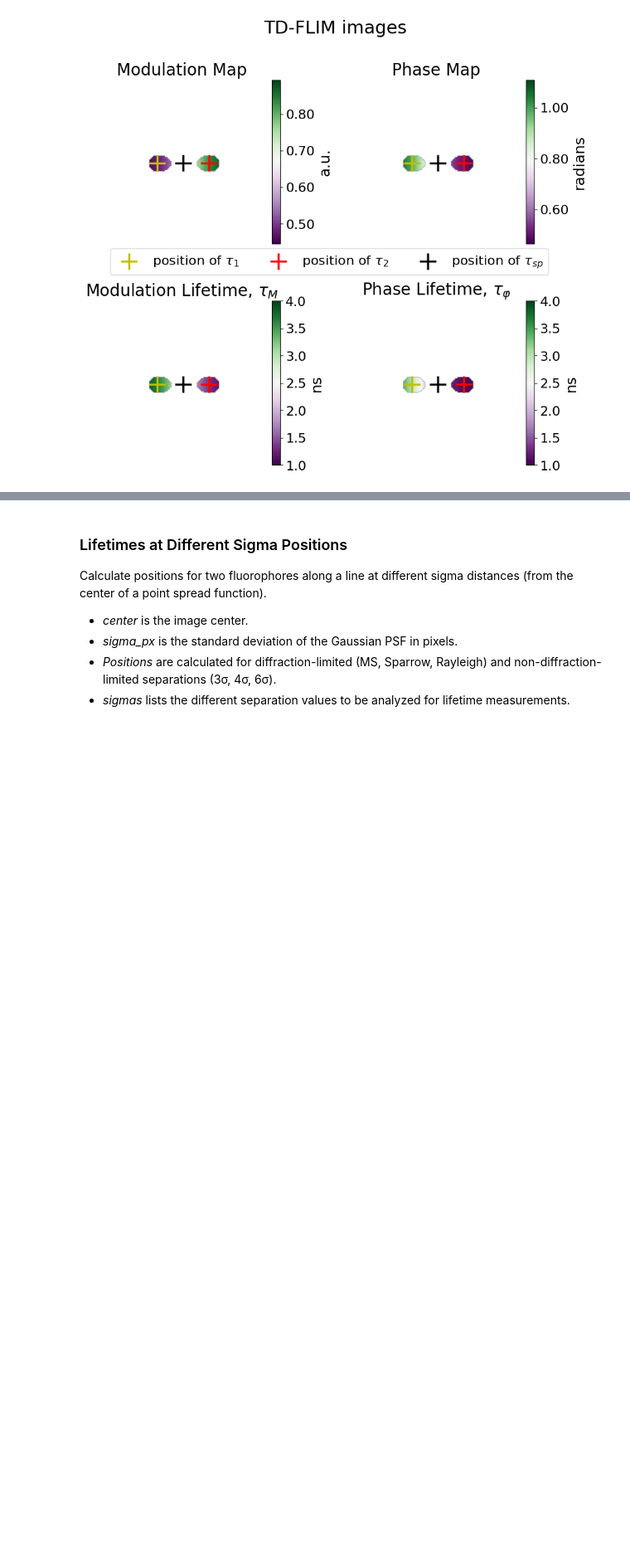
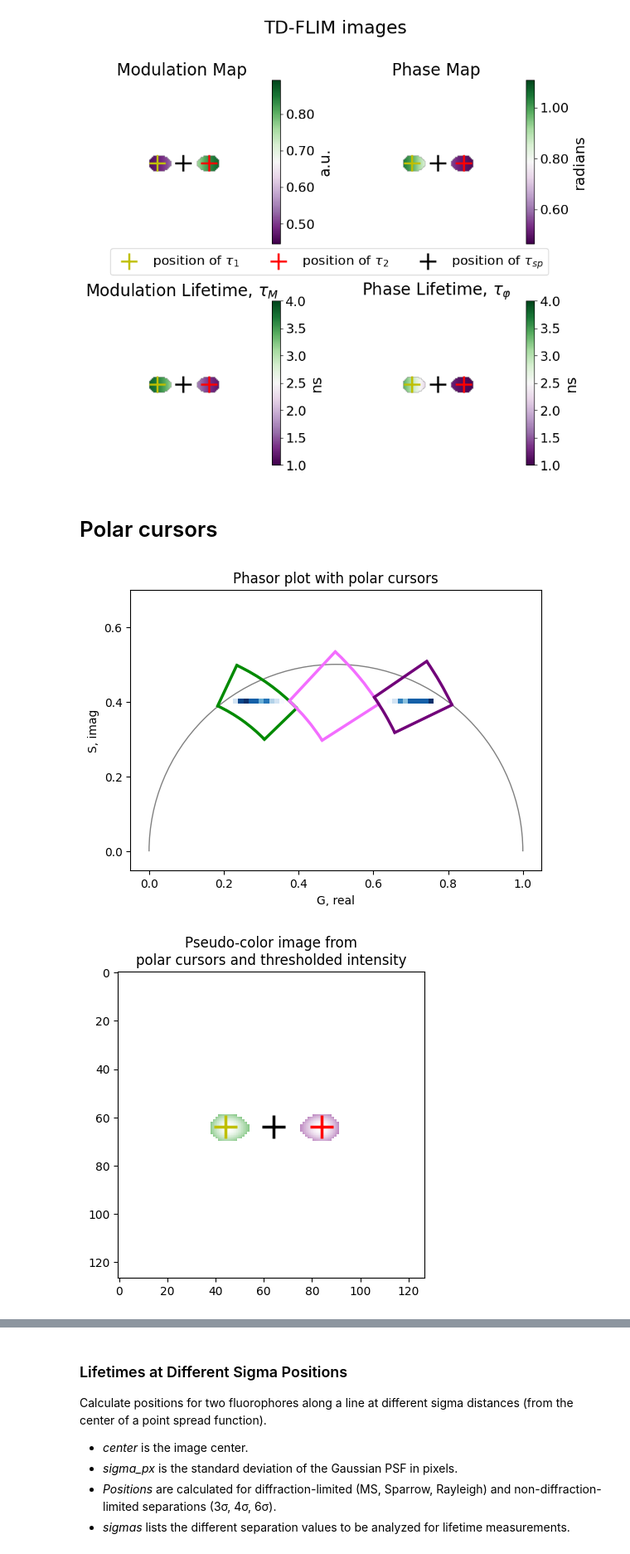
Before and after one commit to MarioGoG/MSSR-FLIM-2025, a Jupyter notebook: code/05_TD-FLIM_MSSR_doc.ipynb, the cells around one changed output, grey strips where cells are left out. Shown at 83% size. Cells and saved outputs as stored; diff of their text form; code cells hidden in the pictures; blank space fills up the shorter version.

```diff
--- a/code/05_TD-FLIM_MSSR_doc.ipynb
+++ b/code/05_TD-FLIM_MSSR_doc.ipynb
@@ -636,3 +878,81 @@ from phasorpy.datasets import fetch
 from phasorpy.io import signal_from_lsm
 from phasorpy.phasor import phasor_from_signal, phasor_threshold
 from phasorpy.plot import PhasorPlot
+# %% [markdown]
+# Polar cursors
+# %%
+# ============================================================
+# POLAR CURSORS
+# ============================================================
+# Polar cursors select regions of interest in the phasor plot based on
+# phase and modulation limits. Each cursor isolates a fluorophore population
+# (or a mixed population, e.g. the Sparrow midpoint) so its pixels can be
+# color-coded in the spatial domain.
+#
+# Three cursors are defined here:
+#   cursor 0 -> tau_1 (short-lifetime fluorophore)
+#   cursor 1 -> intermediate / Sparrow region (mixed population)
+#   cursor 2 -> tau_2 (long-lifetime fluorophore)
+# ============================================================
+
+# Real, imaginary and intensity matrices used for phasor analysis
+real      = real_th_spa
+imag      = imag_th_spa
+intensity = mean_th_spa  # thresholded mean image for pseudo-coloring
+
+# Phase and modulation limits for the three polar cursors
+# Order:                [ tau_1 , sparrow , tau_2 ]
+phase_min      = [0.77, 0.57, 0.45]
+phase_max      = [1.13, 0.82, 0.60]
+modulation_min = [0.43, 0.55, 0.73]
+modulation_max = [0.55, 0.73, 0.90]
+
+# ---- Plotting parameters ----
+line       = 2.5
+color      = 'Blues'
+bins       = 80
+titlesize  = 20
+suptitle   = 22
+axsize     = 18
+ticksize   = 16
+legsize    = 16
+s          = 400        # marker size for scatter overlays
+color_1    = 'y'        # tau_1 marker color
+color_2    = 'k'        # sparrow / center marker color
+color_3    = 'r'        # tau_2 marker color
+
+# Build a boolean mask per cursor (shape: n_cursors x H x W)
+polar_mask = mask_from_polar_cursor(
+    real, imag,
+    phase_min, phase_max,
+    modulation_min, modulation_max,
+)
+
+# ---- Phasor plot with the three polar cursors overlaid ----
+plot = PhasorPlot(allquadrants=False, title='Phasor plot with polar cursors')
+plot.hist2d(real, imag, cmap=color, bins=bins)
+for i in range(len(phase_min)):
+    plot.polar_cursor(
+        phase=phase_min[i],
+        phase_limit=phase_max[i],
+        modulation=modulation_min[i],
+        modulation_limit=modulation_max[i],
+        color=CATEGORICAL[i + 2],
+        linestyle='-', linewidth=line,
+    )
+plot.show()
+
+# ---- Pseudo-color image built from the polar masks and the intensity map ----
+pseudo_color_MS = pseudo_color(*polar_mask, intensity=intensity, colors=CATEGORICAL[2:])
+
+fig, ax = plt.subplots()
+ax.set_title('Pseudo-color image from\npolar cursors and thresholded intensity')
+ax.imshow(pseudo_color_MS)
+# Overlay the theoretical fluorophore centers for reference
+ax.scatter(cx_1,   center, color=color_1, linewidth=2.5, marker='+', s=s)  # tau_1
+ax.scatter(center, center, color=color_2, linewidth=2.5, marker='+', s=s)  # sparrow
+ax.scatter(cx_2,   center, color=color_3, linewidth=2.5, marker='+', s=s)  # tau_2
+plt.show()
+# %% [output]
+[figure, added]
+[figure, added]
```
Also changed, not shown: parts of 20 cells of this notebook.
